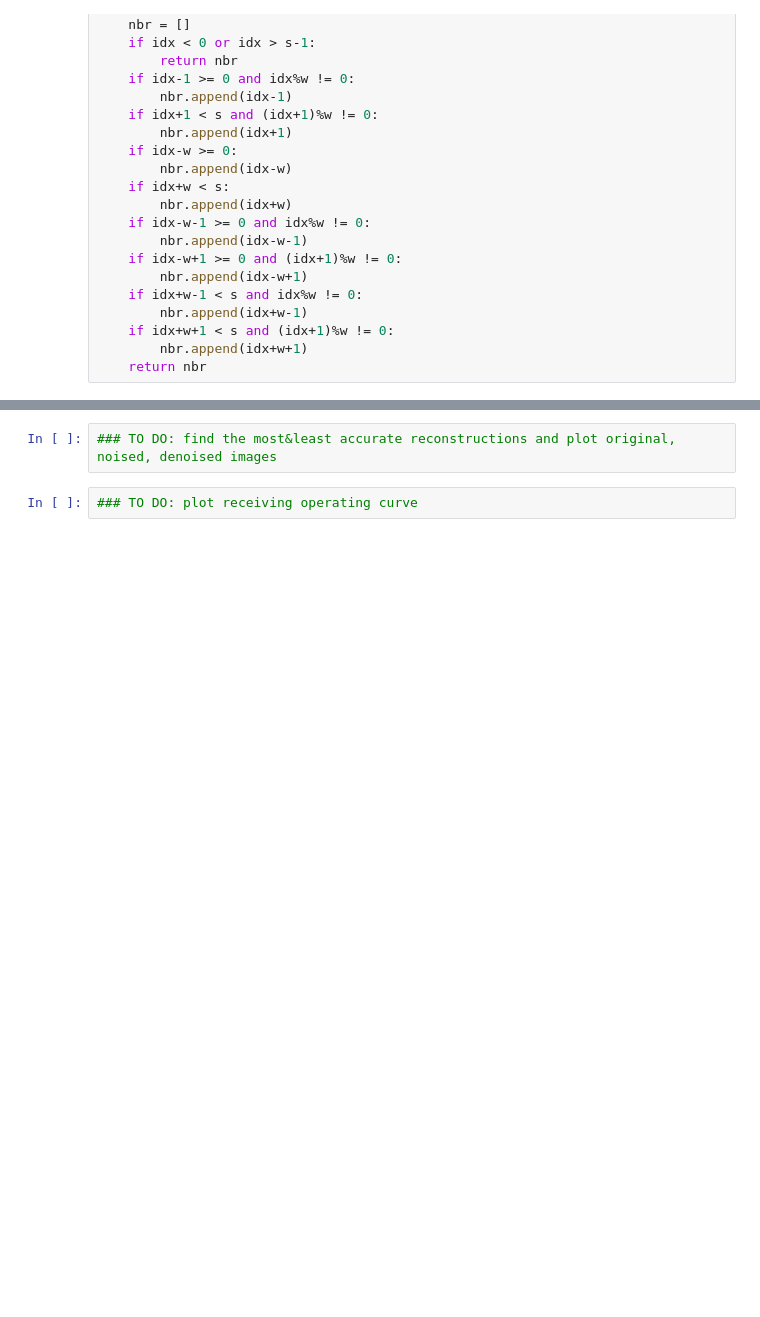
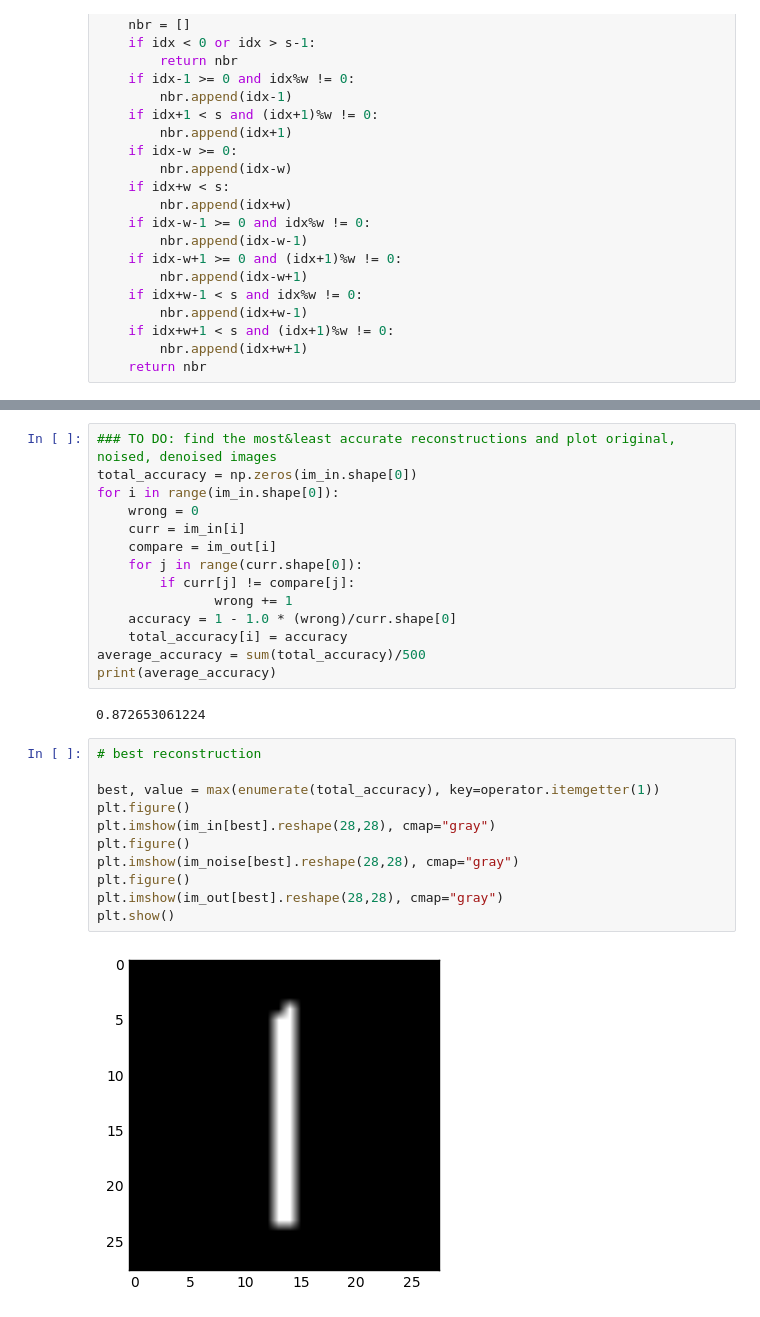
Before and after one commit to YanyuWang/CS-498, a Jupyter notebook: hw9/Mean Field Inference.ipynb, the cells around one changed output, grey strips where cells are left out. Drawn from its saved outputs; the diff is of its cells as text; blank space fills up the shorter version.

```diff
--- a/hw9/Mean Field Inference.ipynb
+++ b/hw9/Mean Field Inference.ipynb
@@ -105,4 +157,29 @@ plt.imshow(im_out[0].reshape(28,28), cmap="gray")
-# %%
-### TO DO: find the most&least accurate reconstructions and plot original, noised, denoised images
-# %%
-### TO DO: plot receiving operating curve
+# %%
+### TO DO: find the most&least accurate reconstructions and plot original, noised, denoised images
+total_accuracy = np.zeros(im_in.shape[0])
+for i in range(im_in.shape[0]):
+    wrong = 0
+    curr = im_in[i]
+    compare = im_out[i]
+    for j in range(curr.shape[0]):
+        if curr[j] != compare[j]:
+               wrong += 1
+    accuracy = 1 - 1.0 * (wrong)/curr.shape[0]
+    total_accuracy[i] = accuracy
+average_accuracy = sum(total_accuracy)/500
+print(average_accuracy)
+# %% [output]
+0.872653061224
+# %%
+# best reconstruction
+
+best, value = max(enumerate(total_accuracy), key=operator.itemgetter(1))
+plt.figure()
+plt.imshow(im_in[best].reshape(28,28), cmap="gray")
+plt.figure()
+plt.imshow(im_noise[best].reshape(28,28), cmap="gray")
+plt.figure()
+plt.imshow(im_out[best].reshape(28,28), cmap="gray")
+plt.show()
+# %% [output]
+[figure, added]
```
Also changed, not shown: parts of 13 cells of this notebook.
